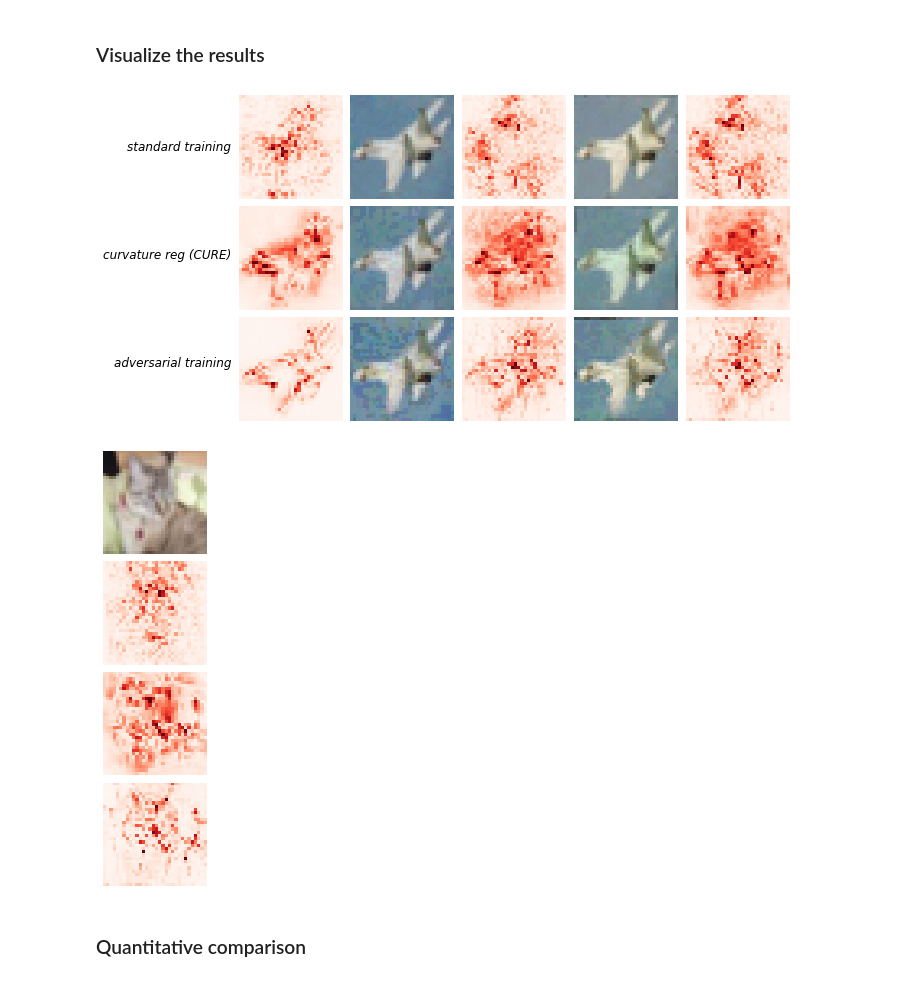
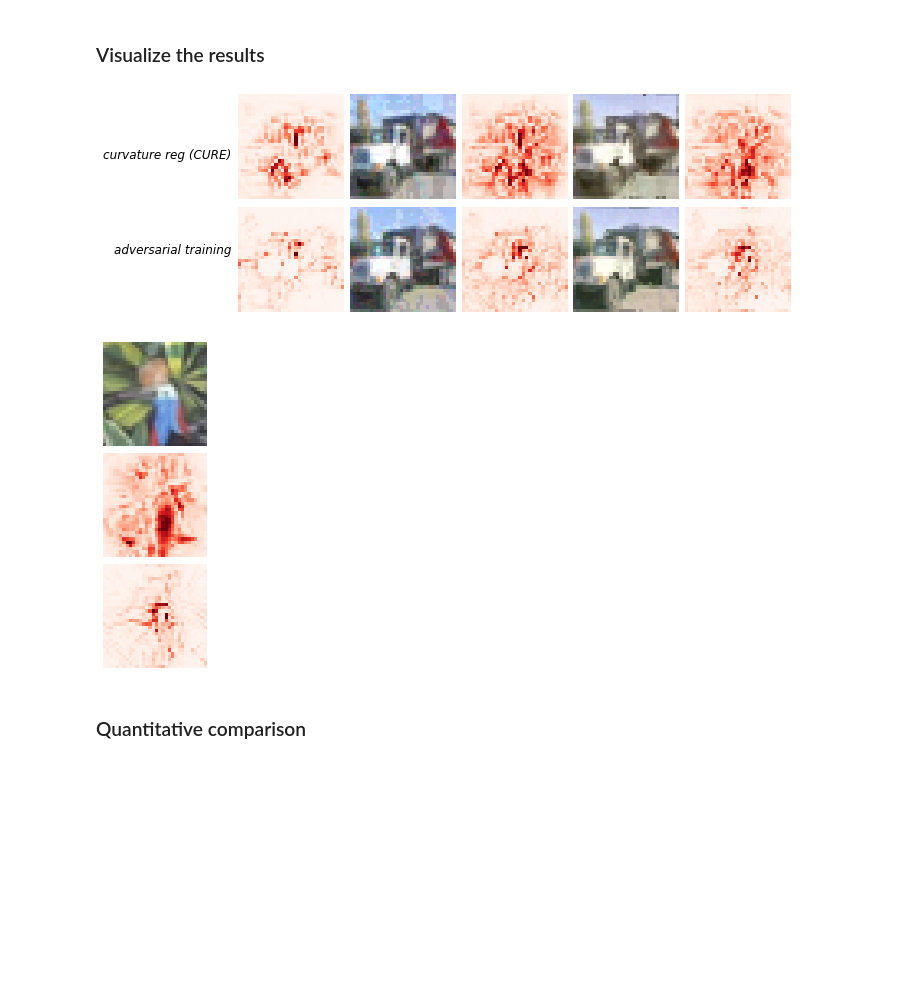
Before and after one commit to ahmadajal/Robust_Explanations, a Jupyter notebook: notebooks/results_ad_hoc_methods-Cifar.ipynb, the cells around one changed output. Drawn from its saved outputs; the diff is of its cells as text; code cells hidden in the pictures; blank space fills up the shorter version.

```diff
--- a/notebooks/results_ad_hoc_methods-Cifar.ipynb
+++ b/notebooks/results_ad_hoc_methods-Cifar.ipynb
@@ -59,3 +63,13 @@ img_label = label[idx]
+# %%
+img_idx = 45
+target_img_idx = 120
+# %%
+#### load images #####
+img = images[img_idx].unsqueeze(dim=0).to(device)
+img_label = torch.tensor([labels[img_idx].item()])
+#### target ######
+target_img = target_images[target_img_idx].unsqueeze(dim=0).to(device)
+target_img_label = torch.tensor([target_labels[target_img_idx].item()])
 # %%
 
 ##
@@ -93,12 +107,12 @@ expl_adv_train = get_expl(model_adv_train, normalizer.forward(img), "saliency",
 torch.cuda.empty_cache()
 
 #perturbed explanations
-p_expl = {"standard": {"add": 0, "add_recolor": 0, "add_stadv": 0, "add_stadv_recolor": 0},
-         "CURE": {"add": 0, "add_recolor": 0, "add_stadv": 0, "add_stadv_recolor": 0},
-         "adv_train_RN50": {"add": 0, "add_recolor": 0, "add_stadv": 0, "add_stadv_recolor": 0}}
+p_expl = {
+         "CURE": {"add": 0, "add_stadv": 0, "add_stadv_recolor": 0},
+         "adv_train_RN50": {"add": 0, "add_stadv": 0, "add_stadv_recolor": 0}}
 
-for i, method in enumerate(["standard", "CURE", "adv_train_RN50"]):
-    for j, att in enumerate(["add", "add_stadv", "add_recolor", "add_stadv_recolor"]):
+for i, method in enumerate(["CURE", "adv_train_RN50"]):
+    for j, att in enumerate(["add", "add_stadv", "add_stadv_recolor"]):
         perturbed_img = p_img[method][att]
         if method == "CURE":
             expl = get_expl(model_cure, normalizer.forward(perturbed_img), "saliency", desired_index=img_label)
@@ -114,10 +128,18 @@ for i, method in enumerate(["standard", "CURE", "adv_train_RN50"]):
 # %%
 
 
-fig, ax = plt.subplots(3, 5, figsize=(10, 6))
+fig, ax = plt.subplots(2, 5, figsize=(10, 4))
 
 
-viz.visualize_image_attr(np.transpose(expl_standard.squeeze().numpy(), (1,2,0)),
+# viz.visualize_image_attr(np.transpose(expl_standard.squeeze().numpy(), (1,2,0)),
+#                              np.transpose(img.squeeze().cpu().detach().numpy(), (1,2,0)),
+#                              method='heat_map',
+#                              cmap="Reds",
+#                              show_colorbar=False,
+#                              outlier_perc=2,
+#                              fig_size=(3,3), plt_fig_axis=(fig, ax[0, 0]), use_pyplot=False)
+
+viz.visualize_image_attr(np.transpose(expl_cure.squeeze().numpy(), (1,2,0)),
                              np.transpose(img.squeeze().cpu().detach().numpy(), (1,2,0)),
                              method='heat_map',
                              cmap="Reds",
@@ -125,51 +147,43 @@ viz.visualize_image_attr(np.transpose(expl_standard.squeeze().numpy(), (1,2,0)),
                              outlier_perc=2,
                              fig_size=(3,3), plt_fig_axis=(fig, ax[0, 0]), use_pyplot=False)
 
-viz.visualize_image_attr(np.transpose(expl_cure.squeeze().numpy(), (1,2,0)),
+viz.visualize_image_attr(np.transpose(expl_adv_train.squeeze().numpy(), (1,2,0)),
                              np.transpose(img.squeeze().cpu().detach().numpy(), (1,2,0)),
                              method='heat_map',
                              cmap="Reds",
                              show_colorbar=False,
                              outlier_perc=2,
                              fig_size=(3,3), plt_fig_axis=(fig, ax[1, 0]), use_pyplot=False)
 
-viz.visualize_image_attr(np.transpose(expl_adv_train.squeeze().numpy(), (1,2,0)),
-                             np.transpose(img.squeeze().cpu().detach().numpy(), (1,2,0)),
-                             method='heat_map',
-                             cmap="Reds",
-                             show_colorbar=False,
-                             outlier_perc=2,
-                             fig_size=(3,3), plt_fig_axis=(fig, ax[2, 0]), use_pyplot=False)
 
-
-for i, method in enumerate(["standard", "CURE", "adv_train_RN50"]):
+for i, method in enumerate(["CURE", "adv_train_RN50"]):
     for j, att in enumerate(["add", "add_stadv_recolor"]):
         perturbed_img = p_img[method][att]
         ax[i, 2*j+1].imshow(torch_to_image(normalizer.forward(perturbed_img), data_mean, data_std))
         viz.visualize_image_attr(np.transpose(p_expl[method][att].squeeze().numpy(), (1,2,0)),
                              np.transpose(perturbed_img.squeeze().cpu().detach().numpy(), (1,2,0)),
                              method='heat_map',
                              cmap="Reds",
                              show_colorbar=False,
                              outlier_perc=2,
                              fig_size=(3,3), plt_fig_axis=(fig, ax[i, 2*j+2]), use_pyplot=False)
 #################
-for i in range(3):
+for i in range(2):
     for j in range(5):
         ax[i,j].axis('off')
         ax[i,j].set_xticks([])
         ax[i,j].set_yticks([])
 # ax[0, 0].set_title("saliency", fontsize=12)
 # ax[0, 1].set_title("smooth grad", fontsize=12)
 # ax[0, 2].set_title("uniform grad", fontsize=12)
-fig.text(0.12, 0.75, 'standard training', style = 'oblique', fontsize = 12, horizontalalignment ='right')
-fig.text(0.12, 0.5, 'curvature reg (CURE)', style = 'oblique', fontsize = 12, horizontalalignment ='right')
-fig.text(0.12, 0.25, 'adversarial training', style = 'oblique', fontsize = 12, horizontalalignment ='right')
+# fig.text(0.12, 0.75, 'standard training', style = 'oblique', fontsize = 12, horizontalalignment ='right')
+fig.text(0.12, 0.66, 'curvature reg (CURE)', style = 'oblique', fontsize = 12, horizontalalignment ='right')
+fig.text(0.12, 0.33, 'adversarial training', style = 'oblique', fontsize = 12, horizontalalignment ='right')
 
 # fig.text(0.12, 0.2, 'add+stadv+recolor', style = 'oblique', fontsize = 10, horizontalalignment ='right')
 # fig.text(0.12, 0.2, 'Softplus (saliency)', style = 'oblique', fontsize = 20, horizontalalignment ='right')
 plt.subplots_adjust(wspace=0.008, hspace=0.07)
 plt.savefig("compare_attacks_viz_cifar.jpg", dpi=300, bbox_inches='tight', pad_inches=0.05);
 # %% [output]
-[figure, old version]
+[figure, new version]
 # %%
@@ -179,16 +193,16 @@ target_img_label = label[idx]
 # %%
-fig, ax = plt.subplots(4, 1, figsize=(2, 8))
+fig, ax = plt.subplots(3, 1, figsize=(2, 6))
 target_expl = get_expl(model_standard, normalizer.forward(target_img), "saliency").detach().cpu()
 torch.cuda.empty_cache()
 
 ax[0].imshow(torch_to_image(normalizer.forward(target_img), data_mean, data_std))
-viz.visualize_image_attr(np.transpose(target_expl.squeeze().numpy(), (1,2,0)),
-                             np.transpose(target_img.squeeze().cpu().detach().numpy(), (1,2,0)),
-                             method='heat_map',
-                             cmap="Reds",
-                             show_colorbar=False,
-                             outlier_perc=2,
-                             fig_size=(3,3), plt_fig_axis=(fig, ax[1]), use_pyplot=False)
+# viz.visualize_image_attr(np.transpose(target_expl.squeeze().numpy(), (1,2,0)),
+#                              np.transpose(target_img.squeeze().cpu().detach().numpy(), (1,2,0)),
+#                              method='heat_map',
+#                              cmap="Reds",
+#                              show_colorbar=False,
+#                              outlier_perc=2,
+#                              fig_size=(3,3), plt_fig_axis=(fig, ax[1]), use_pyplot=False)
 
 target_expl = get_expl(model_cure, normalizer.forward(target_img), "saliency").detach().cpu()
 torch.cuda.empty_cache()
@@ -198,7 +212,7 @@ viz.visualize_image_attr(np.transpose(target_expl.squeeze().numpy(), (1,2,0)),
                              cmap="Reds",
                              show_colorbar=False,
                              outlier_perc=2,
-                             fig_size=(3,3), plt_fig_axis=(fig, ax[2]), use_pyplot=False)
+                             fig_size=(3,3), plt_fig_axis=(fig, ax[1]), use_pyplot=False)
 
 target_expl = get_expl(model_adv_train, normalizer.forward(target_img), "saliency").detach().cpu()
 torch.cuda.empty_cache()
@@ -208,16 +222,16 @@ viz.visualize_image_attr(np.transpose(target_expl.squeeze().numpy(), (1,2,0)),
                              cmap="Reds",
                              show_colorbar=False,
                              outlier_perc=2,
-                             fig_size=(3,3), plt_fig_axis=(fig, ax[3]), use_pyplot=False)
+                             fig_size=(3,3), plt_fig_axis=(fig, ax[2]), use_pyplot=False)
 
 ax[0].axis('off')
 ax[1].axis('off')
 ax[2].axis('off')
-ax[3].axis('off')
+# ax[3].axis('off')
 plt.subplots_adjust(wspace=0.008, hspace=0.07)
 plt.savefig("target_expl_map_cifar.jpg", dpi=300, bbox_inches='tight', pad_inches=0.05);
 # %% [output]
-[figure, old version]
+[figure, new version]
 # %% [markdown]
 ### Quantitative comparison
 # %% [markdown]
```
Also changed, not shown: parts of 8 cells of this notebook, 10 other files.
